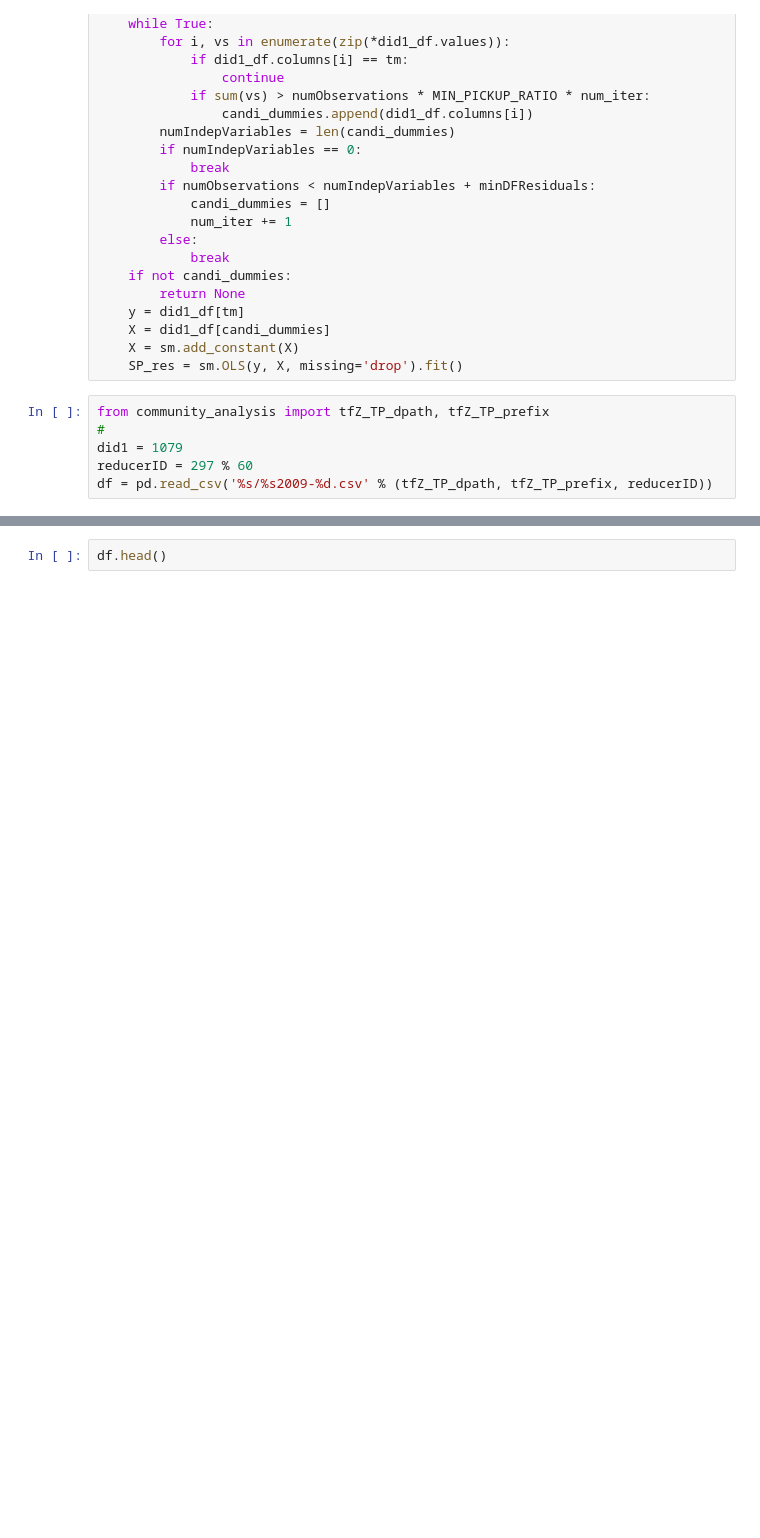
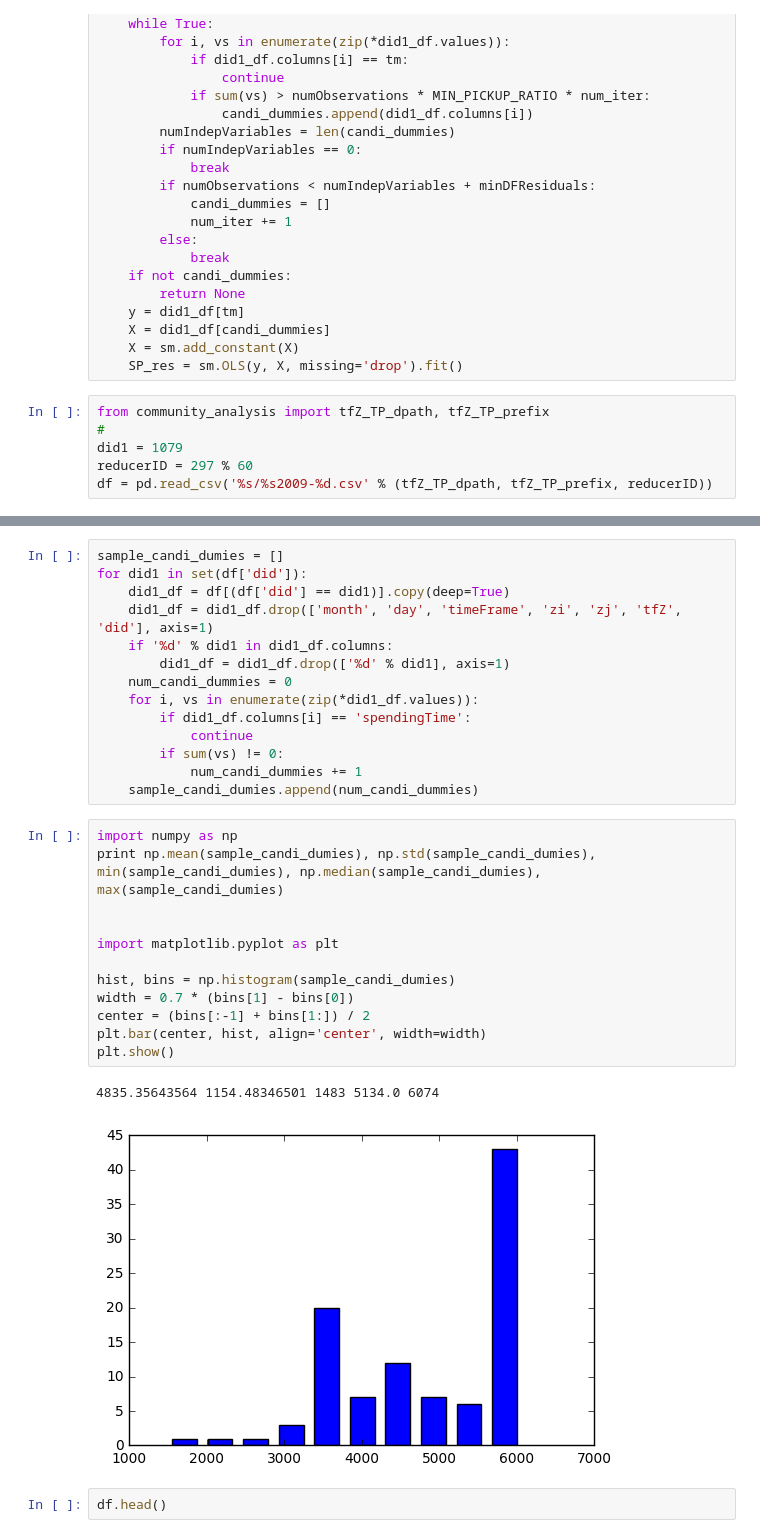
Before and after one commit to PeterGCM/taxi_projects, a Jupyter notebook: community_analysis/z_notebooks/b_regression_example.ipynb, the cells around one changed output, grey strips where cells are left out. Saved outputs shown, nothing was run; the diff lists cells and outputs as text; blank space fills up the shorter version.

```diff
--- a/community_analysis/z_notebooks/b_regression_example.ipynb
+++ b/community_analysis/z_notebooks/b_regression_example.ipynb
@@ -50,3 +78,32 @@ df = pd.read_csv('%s/%s2009-%d.csv' % (tfZ_TP_dpath, tfZ_TP_prefix, reducerID))
+# %%
+sample_candi_dumies = []
+for did1 in set(df['did']):
+    did1_df = df[(df['did'] == did1)].copy(deep=True)
+    did1_df = did1_df.drop(['month', 'day', 'timeFrame', 'zi', 'zj', 'tfZ', 'did'], axis=1)
+    if '%d' % did1 in did1_df.columns:
+        did1_df = did1_df.drop(['%d' % did1], axis=1)
+    num_candi_dummies = 0
+    for i, vs in enumerate(zip(*did1_df.values)):
+        if did1_df.columns[i] == 'spendingTime':
+            continue
+        if sum(vs) != 0:
+            num_candi_dummies += 1
+    sample_candi_dumies.append(num_candi_dummies)
+# %%
+import numpy as np
+print np.mean(sample_candi_dumies), np.std(sample_candi_dumies), min(sample_candi_dumies), np.median(sample_candi_dumies), max(sample_candi_dumies)
+
+
+import matplotlib.pyplot as plt
+
+hist, bins = np.histogram(sample_candi_dumies)
+width = 0.7 * (bins[1] - bins[0])
+center = (bins[:-1] + bins[1:]) / 2
+plt.bar(center, hist, align='center', width=width)
+plt.show()
+# %% [output]
+4835.35643564 1154.48346501 1483 5134.0 6074
+[figure, added]
 # %%
 df.head()
 # %% [output]
```
Also changed, not shown: parts of 6 cells of this notebook, 12 other files.
